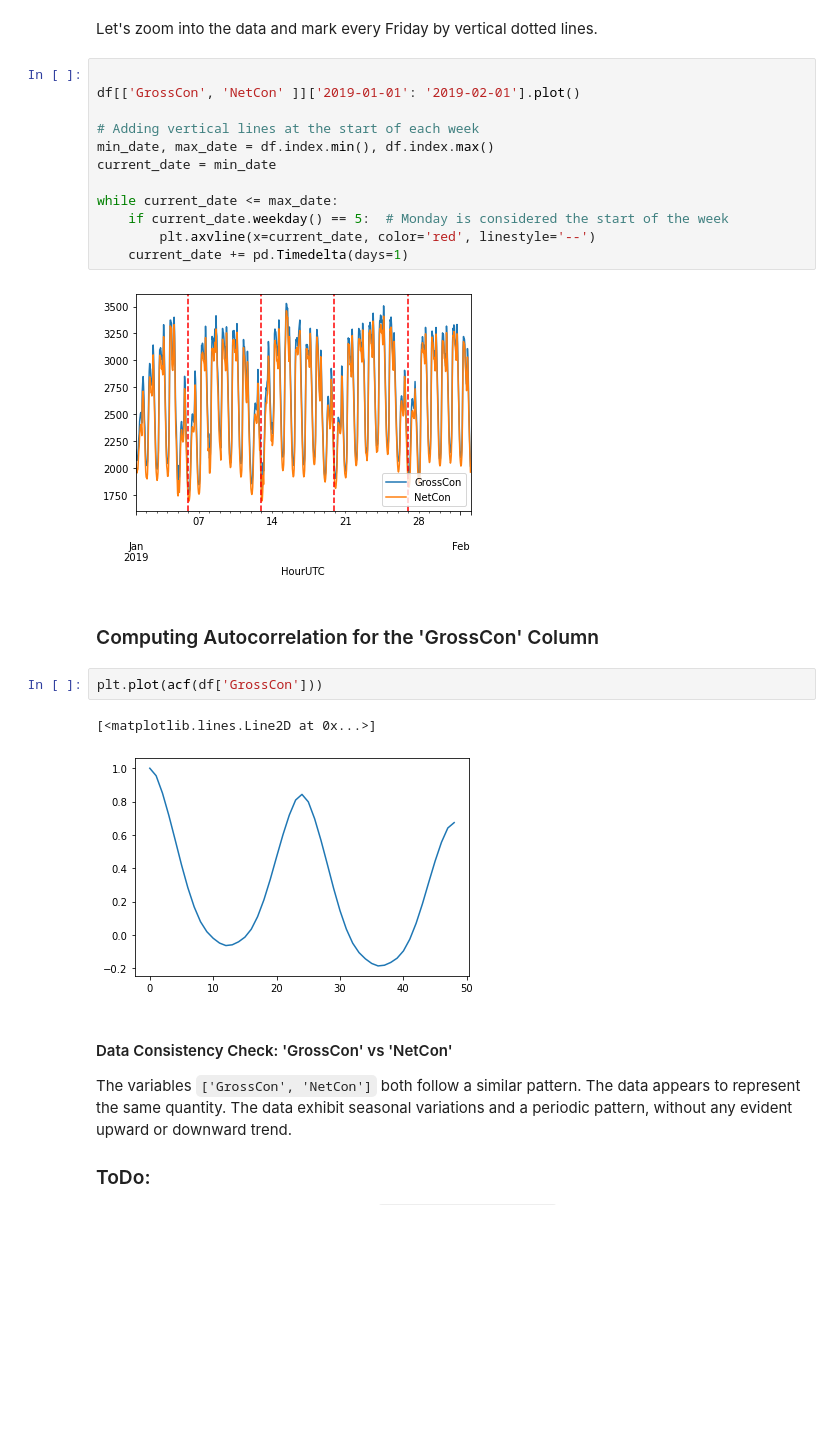
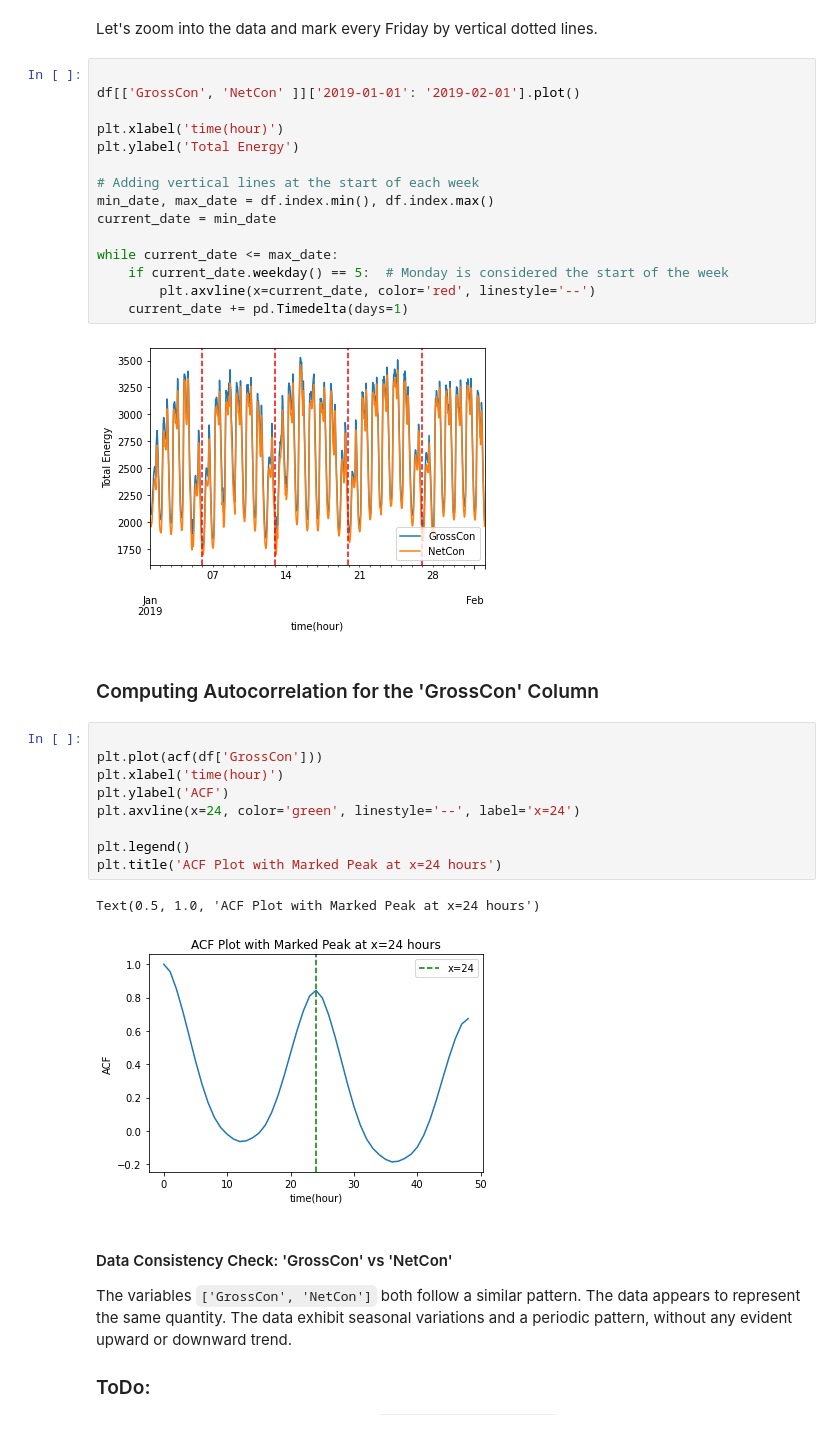
Before and after one commit to rasnarim/TimeSeriesForecastingStudyDenmarkEnergy, a Jupyter notebook: TimeSeriesForecastingStudyDenmarkEnergy.ipynb, the cells around one changed output. Drawn from its saved outputs; the diff is of its cells as text; blank space fills up the shorter version.

Commit message:
Improved the graphs and added presentation slides

```diff
--- a/TimeSeriesForecastingStudyDenmarkEnergy.ipynb
+++ b/TimeSeriesForecastingStudyDenmarkEnergy.ipynb
@@ -279,6 +282,9 @@ Let's zoom into the data and mark every Friday by vertical dotted lines.
 # %%
 
 df[['GrossCon', 'NetCon' ]]['2019-01-01': '2019-02-01'].plot()
+
+plt.xlabel('time(hour)')
+plt.ylabel('Total Energy')
 
 # Adding vertical lines at the start of each week
 min_date, max_date = df.index.min(), df.index.max()
@@ -289,14 +295,21 @@ while current_date <= max_date:
         plt.axvline(x=current_date, color='red', linestyle='--')
     current_date += pd.Timedelta(days=1)
 # %% [output]
-[figure, old version]
+[figure, new version]
 # %% [markdown]
 ### Computing Autocorrelation for the 'GrossCon' Column
 # %%
+
 plt.plot(acf(df['GrossCon']))
+plt.xlabel('time(hour)')
+plt.ylabel('ACF')
+plt.axvline(x=24, color='green', linestyle='--', label='x=24')
+
+plt.legend()
+plt.title('ACF Plot with Marked Peak at x=24 hours')
 # %% [output]
-[<matplotlib.lines.Line2D at 0x...>]
+Text(0.5, 1.0, 'ACF Plot with Marked Peak at x=24 hours')
-[figure, old version]
+[figure, new version]
 # %% [markdown]
 #### Data Consistency Check: 'GrossCon' vs 'NetCon'
 The variables `['GrossCon', 'NetCon']` both follow a similar pattern. The data appears to represent the same quantity.
```
Also changed, not shown: parts of 26 cells of this notebook, 1 other file.
